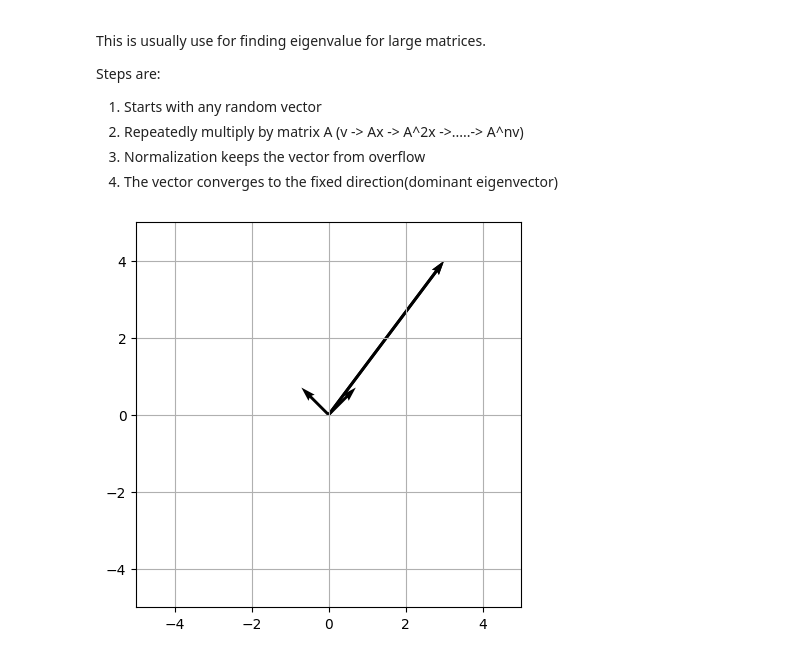
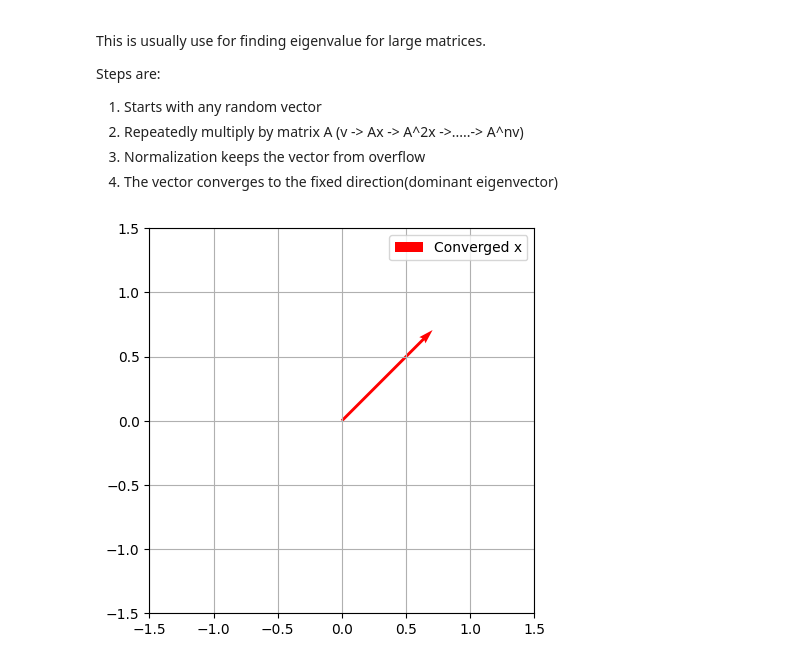
Before and after one commit to CoderAalok/Python_Libraries, a Jupyter notebook: Math for Machine Learning/Eigenvectors_Eigenvalues.ipynb, the cells around one changed output. Cells and saved outputs as stored; diff of their text form; code cells hidden in the pictures.

```diff
--- a/Math for Machine Learning/Eigenvectors_Eigenvalues.ipynb
+++ b/Math for Machine Learning/Eigenvectors_Eigenvalues.ipynb
@@ -339,23 +318,20 @@ A = np.array([[2,1],[1,2]])
 eig_val,eig_vec = np.linalg.eig(A)
 x = np.array([3,4])
 
-# for _ in range(20):
-#     x = A@x/np.linalg.norm(A@x)
-#     print(x)
-
-# x
+for _ in range(20):
+    x = A@x/np.linalg.norm(A@x)
 # %%
-origin = np.zeros(A.shape)
+origin = np.zeros(2)
 fig,ax = plt.subplots(figsize=(6,5))
 
-ax.quiver(*origin, *eig_vec, angles='xy', scale_units='xy', scale=1)
-ax.quiver(*origin, *x, angles='xy', scale_units='xy', scale=1)
+ax.quiver(*origin, *x, angles='xy', scale_units='xy', scale=1, color='r', label='Converged x')
 
 ax.grid()
-ax.set_xlim(-5,5)
-ax.set_ylim(-5,5)
+ax.set_xlim(-1.5,1.5)
+ax.set_ylim(-1.5,1.5)
 ax.set_aspect('equal')
+ax.legend()
 
 plt.show()
 # %% [output]
-[figure, old version]
+[figure, new version]
```
Also changed, not shown: parts of 18 cells of this notebook.
